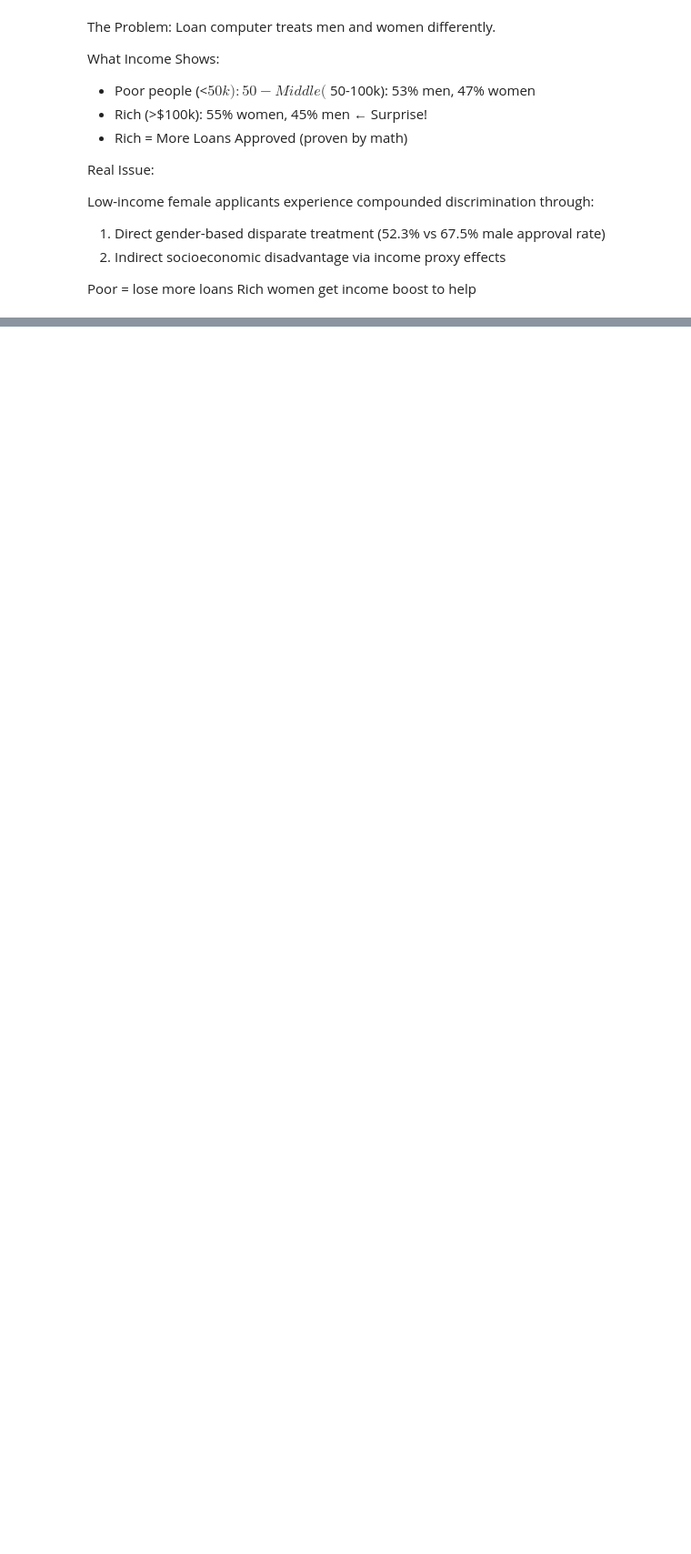
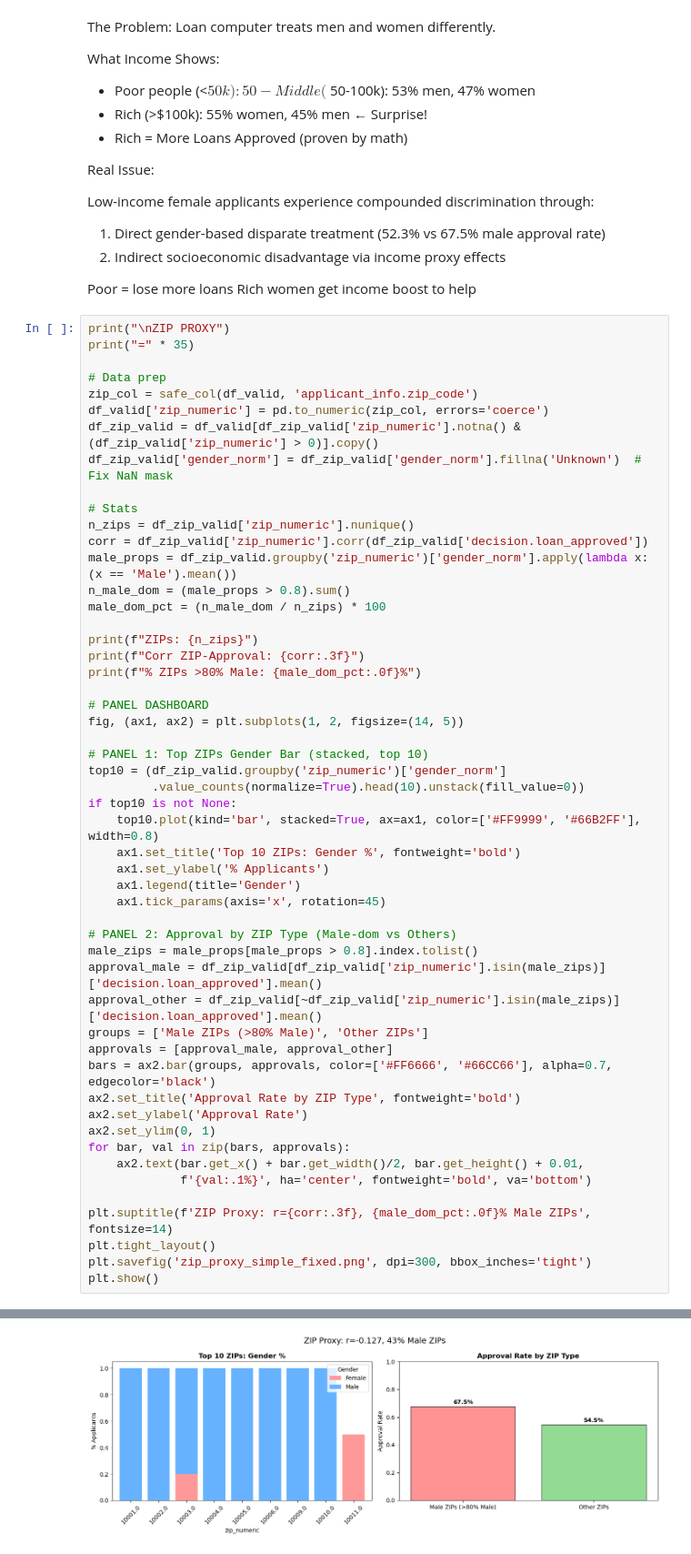
Before and after one commit to korbidietl/dego_gp_txc1, a Jupyter notebook: notebooks/02-bias-analysis.ipynb, the cells around one changed output, grey strips where cells are left out. Shown at 91% size. Cells and saved outputs as stored; diff of their text form; blank space fills up the shorter version.

Commit message:
ZIP PROXY
More clear visuals to explain zip proxy

```diff
--- a/notebooks/02-bias-analysis.ipynb
+++ b/notebooks/02-bias-analysis.ipynb
@@ -254,3 +254,56 @@ Low-income female applicants experience compounded discrimination through:
 
 Poor = lose more loans
 Rich women get income boost to help
+# %%
+print("\nZIP PROXY")
+print("=" * 35)
+
+# Data prep
+zip_col = safe_col(df_valid, 'applicant_info.zip_code')
+df_valid['zip_numeric'] = pd.to_numeric(zip_col, errors='coerce')
+df_zip_valid = df_valid[df_zip_valid['zip_numeric'].notna() & (df_zip_valid['zip_numeric'] > 0)].copy()
+df_zip_valid['gender_norm'] = df_zip_valid['gender_norm'].fillna('Unknown')  # Fix NaN mask
+
+# Stats
+n_zips = df_zip_valid['zip_numeric'].nunique()
+corr = df_zip_valid['zip_numeric'].corr(df_zip_valid['decision.loan_approved'])
+male_props = df_zip_valid.groupby('zip_numeric')['gender_norm'].apply(lambda x: (x == 'Male').mean())
+n_male_dom = (male_props > 0.8).sum()
+male_dom_pct = (n_male_dom / n_zips) * 100
+
+print(f"ZIPs: {n_zips}")
+print(f"Corr ZIP-Approval: {corr:.3f}")
+print(f"% ZIPs >80% Male: {male_dom_pct:.0f}%")
+
+# PANEL DASHBOARD
+fig, (ax1, ax2) = plt.subplots(1, 2, figsize=(14, 5))
+
+# PANEL 1: Top ZIPs Gender Bar (stacked, top 10)
+top10 = (df_zip_valid.groupby('zip_numeric')['gender_norm']
+         .value_counts(normalize=True).head(10).unstack(fill_value=0))
+if top10 is not None:
+    top10.plot(kind='bar', stacked=True, ax=ax1, color=['#FF9999', '#66B2FF'], width=0.8)
+    ax1.set_title('Top 10 ZIPs: Gender %', fontweight='bold')
+    ax1.set_ylabel('% Applicants')
+    ax1.legend(title='Gender')
+    ax1.tick_params(axis='x', rotation=45)
+
+# PANEL 2: Approval by ZIP Type (Male-dom vs Others)
+male_zips = male_props[male_props > 0.8].index.tolist()
+approval_male = df_zip_valid[df_zip_valid['zip_numeric'].isin(male_zips)]['decision.loan_approved'].mean()
+approval_other = df_zip_valid[~df_zip_valid['zip_numeric'].isin(male_zips)]['decision.loan_approved'].mean()
+groups = ['Male ZIPs (>80% Male)', 'Other ZIPs']
+approvals = [approval_male, approval_other]
+bars = ax2.bar(groups, approvals, color=['#FF6666', '#66CC66'], alpha=0.7, edgecolor='black')
+ax2.set_title('Approval Rate by ZIP Type', fontweight='bold')
+ax2.set_ylabel('Approval Rate')
+ax2.set_ylim(0, 1)
+for bar, val in zip(bars, approvals):
+    ax2.text(bar.get_x() + bar.get_width()/2, bar.get_height() + 0.01,
+             f'{val:.1%}', ha='center', fontweight='bold', va='bottom')
+
+plt.suptitle(f'ZIP Proxy: r={corr:.3f}, {male_dom_pct:.0f}% Male ZIPs', fontsize=14)
+plt.tight_layout()
+plt.savefig('zip_proxy_simple_fixed.png', dpi=300, bbox_inches='tight')
+plt.show()
+# %% [output]
@@ -256,0 +315 @@ Rich women get income boost to help
+[figure, added]
```
Also changed, not shown: parts of 2 cells of this notebook, 7 other files.
